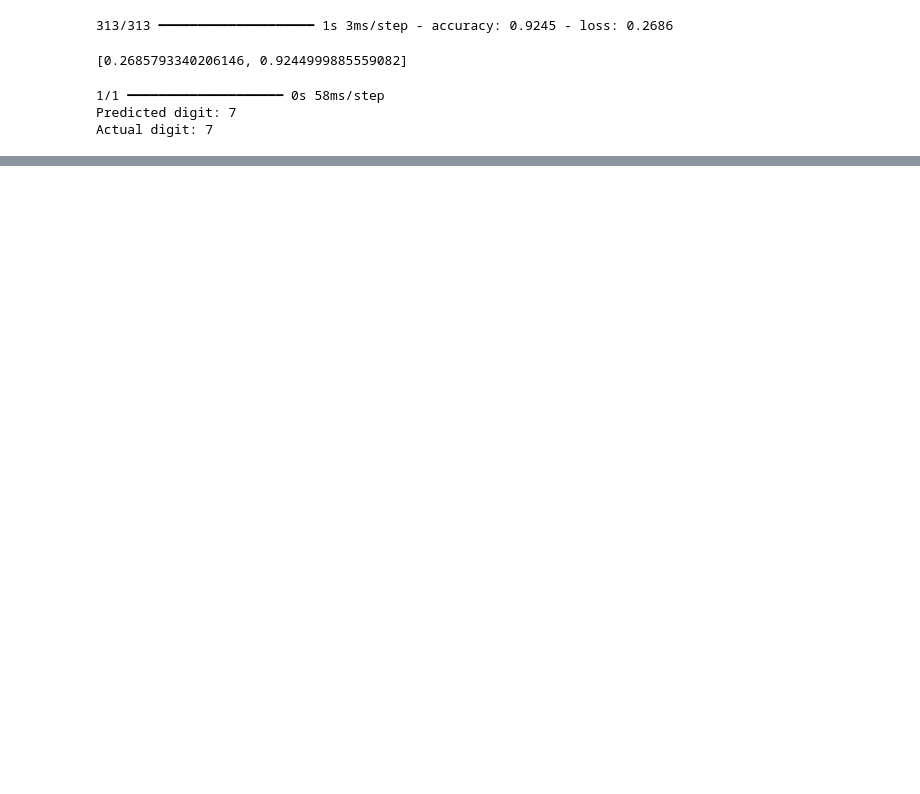
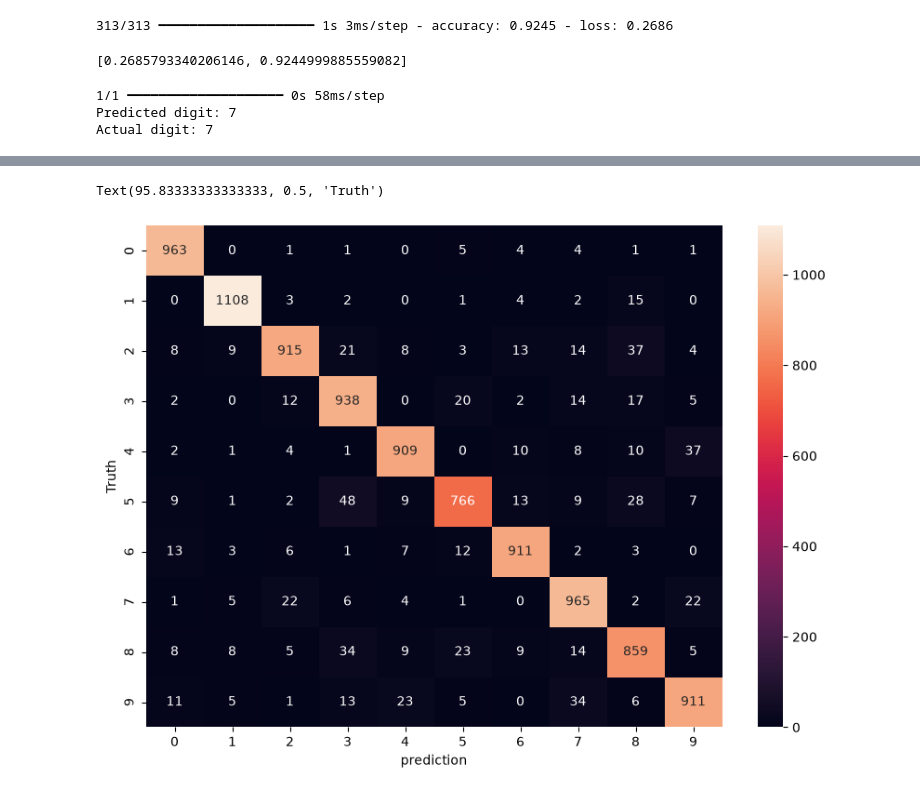
Before and after one commit to boogey004/Deep-Learning, a Jupyter notebook: Neural Networks/ins.ipynb, the cells around one changed output, grey strips where cells are left out. Drawn from its saved outputs; the diff is of its cells as text; code cells hidden in the pictures; blank space fills up the shorter version.

```diff
--- a/Neural Networks/ins.ipynb
+++ b/Neural Networks/ins.ipynb
@@ -80,0 +128,9 @@ Actual digit: 7
+# %%
+import seaborn as sn
+plt.figure(figsize=(10,7))
+sn.heatmap(cm, annot=True, fmt='d')
+plt.xlabel('prediction')
+plt.ylabel('Truth')
+# %% [output]
+Text(95.83333333333333, 0.5, 'Truth')
+[figure, added]
```
Also changed, not shown: parts of 5 cells of this notebook.
